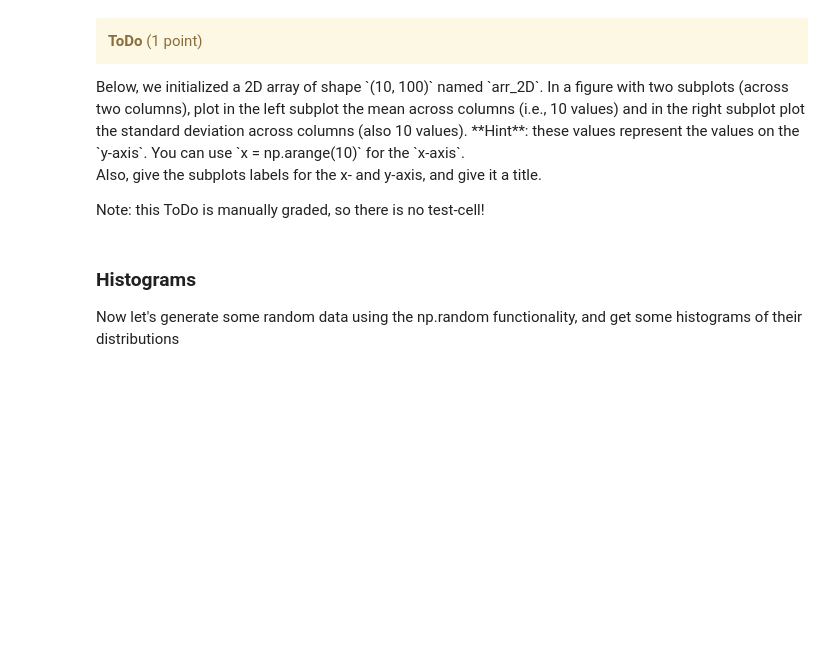
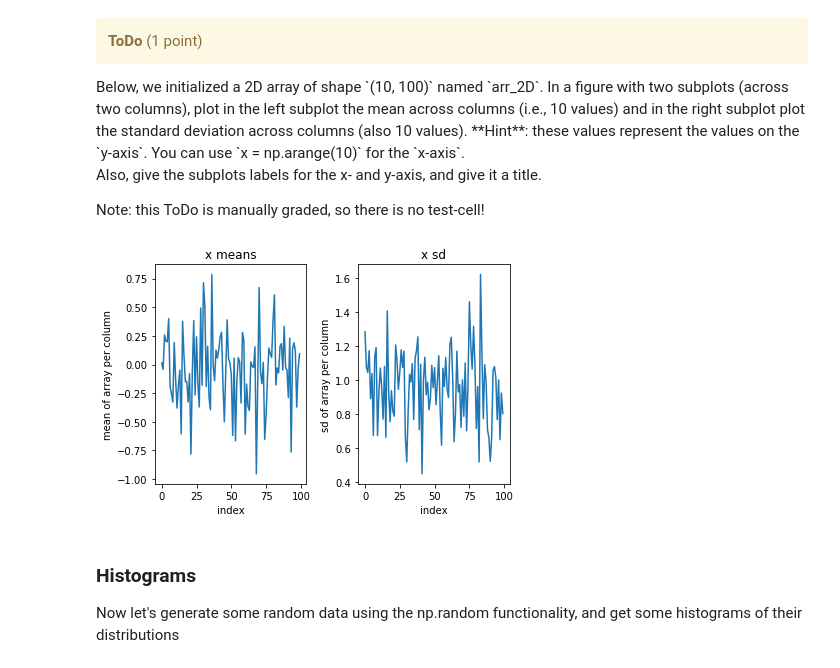
Before and after one commit to weil21/python_workshop-Basel, a Jupyter notebook: python_tutorial.ipynb, the cells around one changed output. Cells and saved outputs as stored; diff of their text form; code cells hidden in the pictures; blank space fills up the shorter version.

```diff
--- a/python_tutorial.ipynb
+++ b/python_tutorial.ipynb
@@ -2311,3 +2694,28 @@ arr_2D = np.random.normal(0, 1, size=(10, 100))
+# %%
+arr_2D = np.random.normal(0, 1, size=(10, 100))
+
+# Make your plot below!
+
+# your solution here
+plt.subplot(1, 2, 1)
+plt.plot(arr_2D.mean(axis=0))
+plt.title('x means')
+#plt.text(-0.5, 0.4, r"$y=mean(x)$", fontsize=20, color="blue")
+plt.xlabel('index')
+plt.ylabel('mean of array per column')
+
+# Set the second subplot as active, and make the second plot.
+plt.subplot(1, 2, 2)
+plt.plot(arr_2D.std(axis=0))
+plt.title('x sd')
+#plt.text(-0.5, 0.4, r"$y=sd(x)$", fontsize=20, color="green")
+plt.xlabel('index')
+plt.ylabel('sd of array per column')
+
+plt.tight_layout()
+plt.show()
+# %% [output]
+[figure, added]
 # %% [markdown]
 ### Histograms
 Now let's generate some random data using the np.random functionality, and get some histograms of their distributions
```
Also changed, not shown: parts of 91 cells of this notebook.
